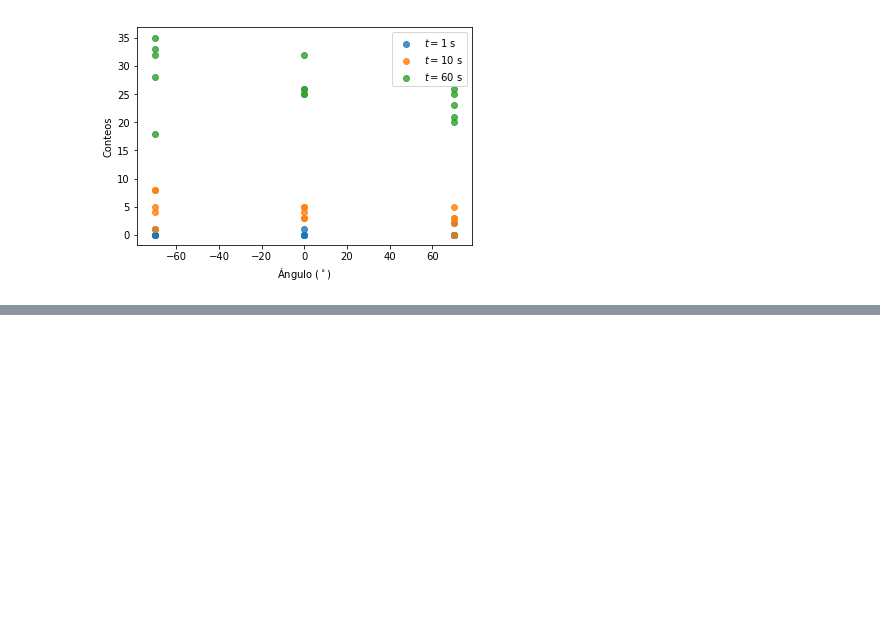
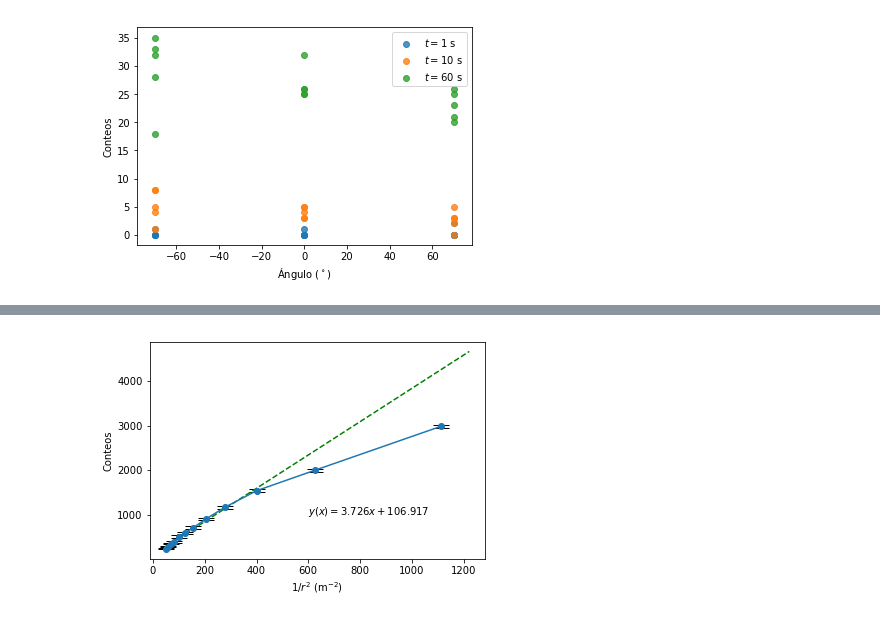
Before and after one commit to jsbarbosa/LabIntermedio, a Jupyter notebook: 1-Radiacion/Plots.ipynb, the cells around one changed output, grey strips where cells are left out. Saved outputs shown, nothing was run; the diff lists cells and outputs as text; code cells hidden in the pictures; blank space fills up the shorter version.

```diff
--- a/1-Radiacion/Plots.ipynb
+++ b/1-Radiacion/Plots.ipynb
@@ -62,0 +125,7 @@ plt.show()
+# %%
+keys = ["Radio 226 3cm 1s", "Radio 226 4cm 1s", "Radio 226 5cm 1s", "Radio 226 6cm 1s", "Radio 226 7cm 1s",
+"Radio 226 8cm 1s", "Radio 226 9cm 1s", "Radio 226 10cm 1s", "Radio 226 11cm 1s", "Radio 226 12cm 1s",
+"Radio 226 13cm 1s", "Radio 226 14cm 1s"]
+
+temp = df[pd.notnull(df[keys[0]])][keys]
+temp
@@ -62,0 +144,23 @@ plt.show()
+# %%
+values = temp.values
+means = np.mean(values, axis = 0)
+stds = np.std(values, axis = 0)
+
+lengths = np.arange(3, 15)/100
+
+y = means
+x = 1/lengths**2
+plt.errorbar(x, y, yerr = stds, fmt='-o', ecolor = "k", capsize = 8)
+
+m, b = np.polyfit(x[2:], y[2:], 1)
+x = np.linspace(0.9*x.min(), x.max()*1.1)
+y = m*x + b
+
+plt.plot(x, y, "--", color = "g")
+plt.text(600, 1000, "$y(x) = %.3fx + %.3f$"%(m, b))
+plt.xlabel("$1/r^2$ (m$^{-2}$)")
+plt.ylabel("Conteos")
+plt.savefig("Distance.pdf")
+plt.show()
+# %% [output]
+[figure, added]
```
Also changed, not shown: parts of 11 cells of this notebook, 3 other files.
